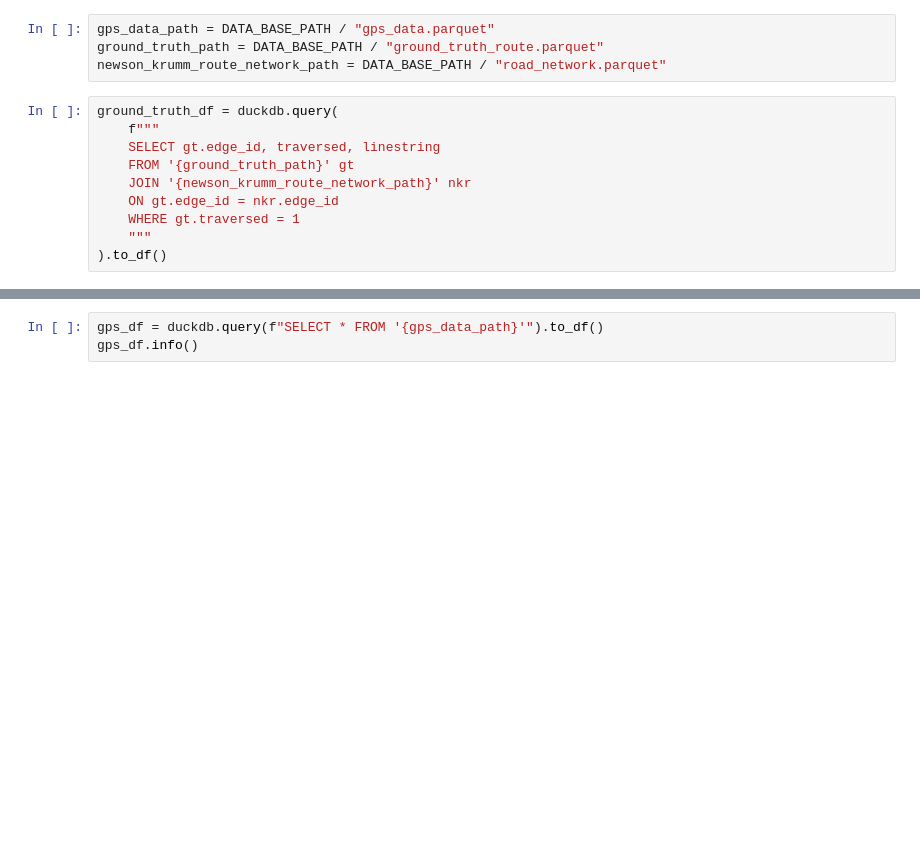
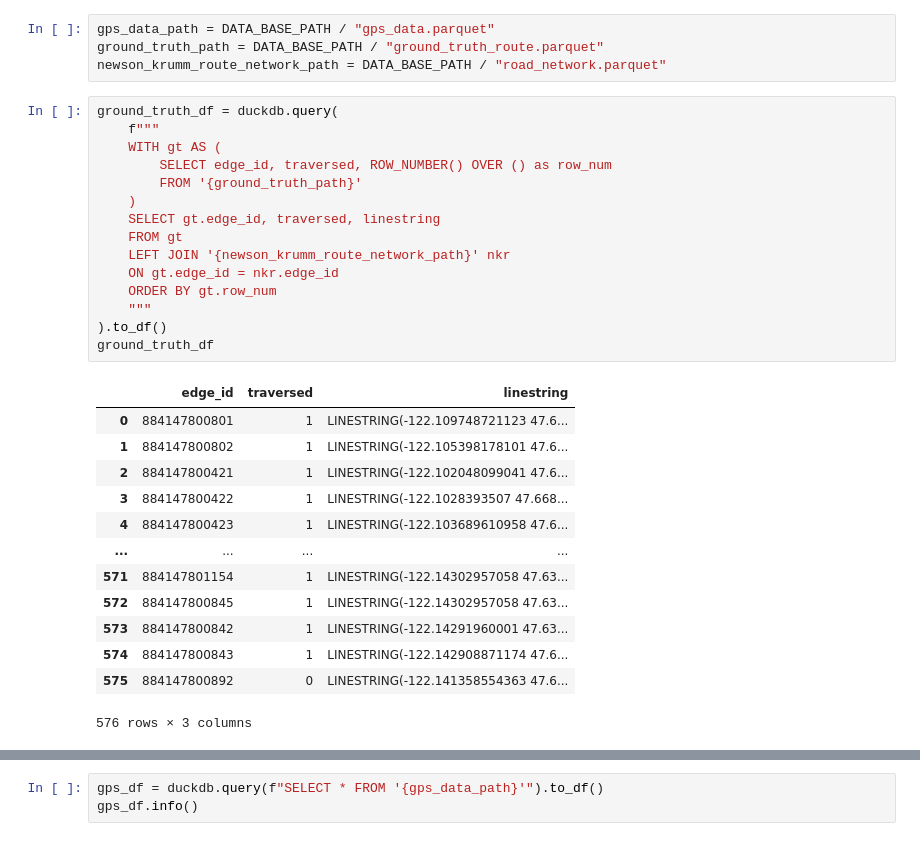
Before and after one commit to JoseEdSouza/map-matching, a Jupyter notebook: newson-krumm/eda.ipynb, the cells around one changed output, grey strips where cells are left out. Cells and saved outputs as stored; diff of their text form; blank space fills up the shorter version.

```diff
--- a/newson-krumm/eda.ipynb
+++ b/newson-krumm/eda.ipynb
@@ -19,10 +21,29 @@ newson_krumm_route_network_path = DATA_BASE_PATH / "road_network.parquet"
 # %%
 ground_truth_df = duckdb.query(
     f"""
+    WITH gt AS (
+        SELECT edge_id, traversed, ROW_NUMBER() OVER () as row_num
+        FROM '{ground_truth_path}'
+    )
     SELECT gt.edge_id, traversed, linestring
-    FROM '{ground_truth_path}' gt
-    JOIN '{newson_krumm_route_network_path}' nkr
+    FROM gt
+    LEFT JOIN '{newson_krumm_route_network_path}' nkr
     ON gt.edge_id = nkr.edge_id
-    WHERE gt.traversed = 1
+    ORDER BY gt.row_num
     """
 ).to_df()
+ground_truth_df
+# %% [output]
+|  | edge_id | traversed | linestring |
+| 0 | 884147800801 | 1 | LINESTRING(-122.109748721123 47.6... |
+| 1 | 884147800802 | 1 | LINESTRING(-122.105398178101 47.6... |
+| 2 | 884147800421 | 1 | LINESTRING(-122.102048099041 47.6... |
+| 3 | 884147800422 | 1 | LINESTRING(-122.1028393507 47.668... |
+| 4 | 884147800423 | 1 | LINESTRING(-122.103689610958 47.6... |
+| ... | ... | ... | ... |
+| 571 | 884147801154 | 1 | LINESTRING(-122.14302957058 47.63... |
+| 572 | 884147800845 | 1 | LINESTRING(-122.14302957058 47.63... |
+| 573 | 884147800842 | 1 | LINESTRING(-122.14291960001 47.63... |
+| 574 | 884147800843 | 1 | LINESTRING(-122.142908871174 47.6... |
+| 575 | 884147800892 | 0 | LINESTRING(-122.141358554363 47.6... |
+576 rows × 3 columns
```
Also changed, not shown: parts of 21 cells of this notebook, 4 other files.
